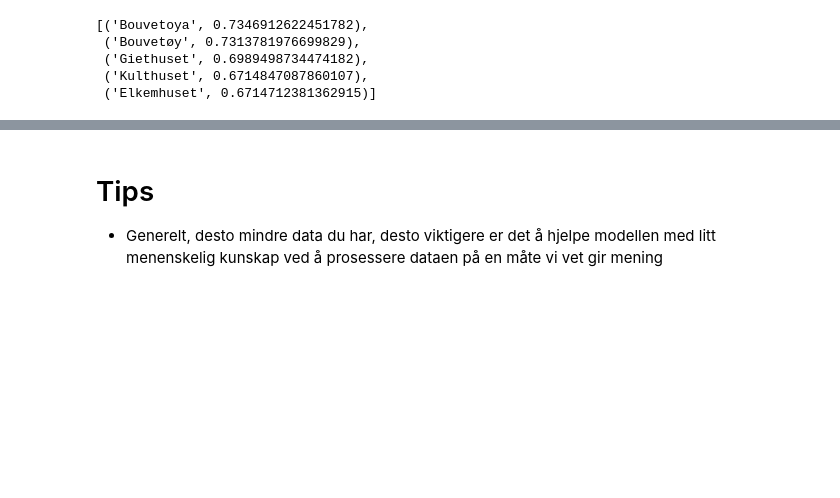
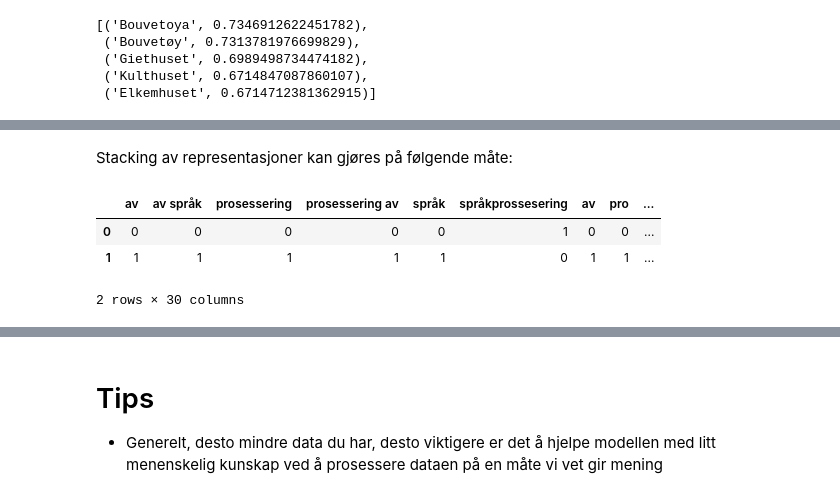
Before and after one commit to peterts/nlp-intro, a Jupyter notebook: notebooks/Presentation.ipynb, the cells around one changed output, grey strips where cells are left out. Saved outputs shown, nothing was run; the diff lists cells and outputs as text; code cells hidden in the pictures; blank space fills up the shorter version.

```diff
--- a/notebooks/Presentation.ipynb
+++ b/notebooks/Presentation.ipynb
@@ -866,0 +973,17 @@ True
+# %% [markdown]
+Stacking av representasjoner kan gjøres på følgende måte:
+# %%
+
+word_vec = CountVectorizer(ngram_range=(1, 2), analyzer="word")
+char_vec = CountVectorizer(ngram_range=(4,4), analyzer="char_wb")
+vec = make_union(word_vec, char_vec)
+
+texts = ["språkprossesering", "prosessering av språk"]
+texts_vec = vec.fit_transform(texts)
+all_feature_names = [n for sub_vec in vec.transformer_list for n in sub_vec[1].get_feature_names()]
+pd.DataFrame(texts_vec.todense(), columns=all_feature_names)
+# %% [output]
+|  | av | av språk | prosessering | prosessering av | språk | språkprossesering | av | pro | ... |
+| 0 | 0 | 0 | 0 | 0 | 0 | 1 | 0 | 0 | ... |
+| 1 | 1 | 1 | 1 | 1 | 1 | 0 | 1 | 1 | ... |
+2 rows × 30 columns
```
Also changed, not shown: parts of 98 cells of this notebook, 8 other files.
